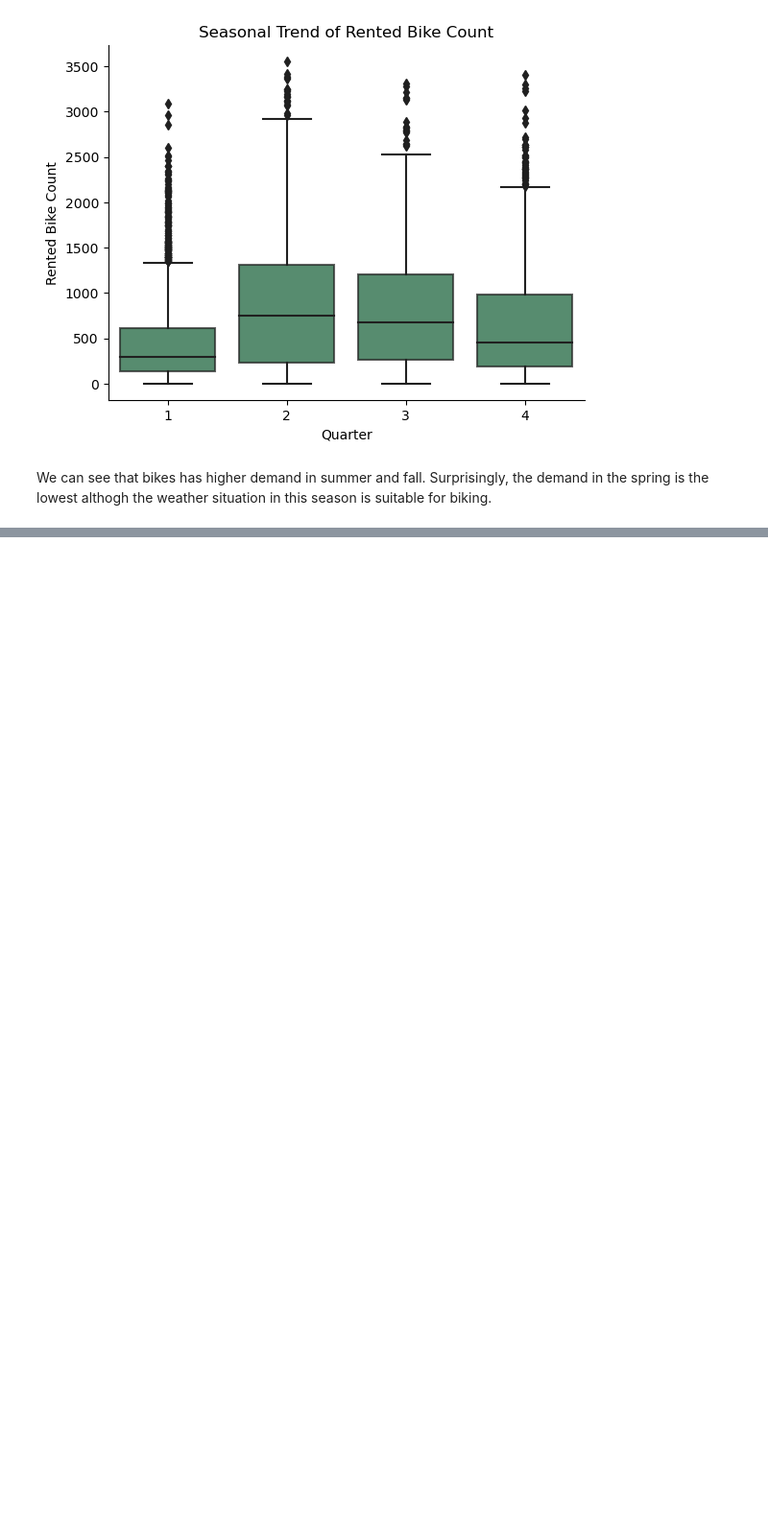
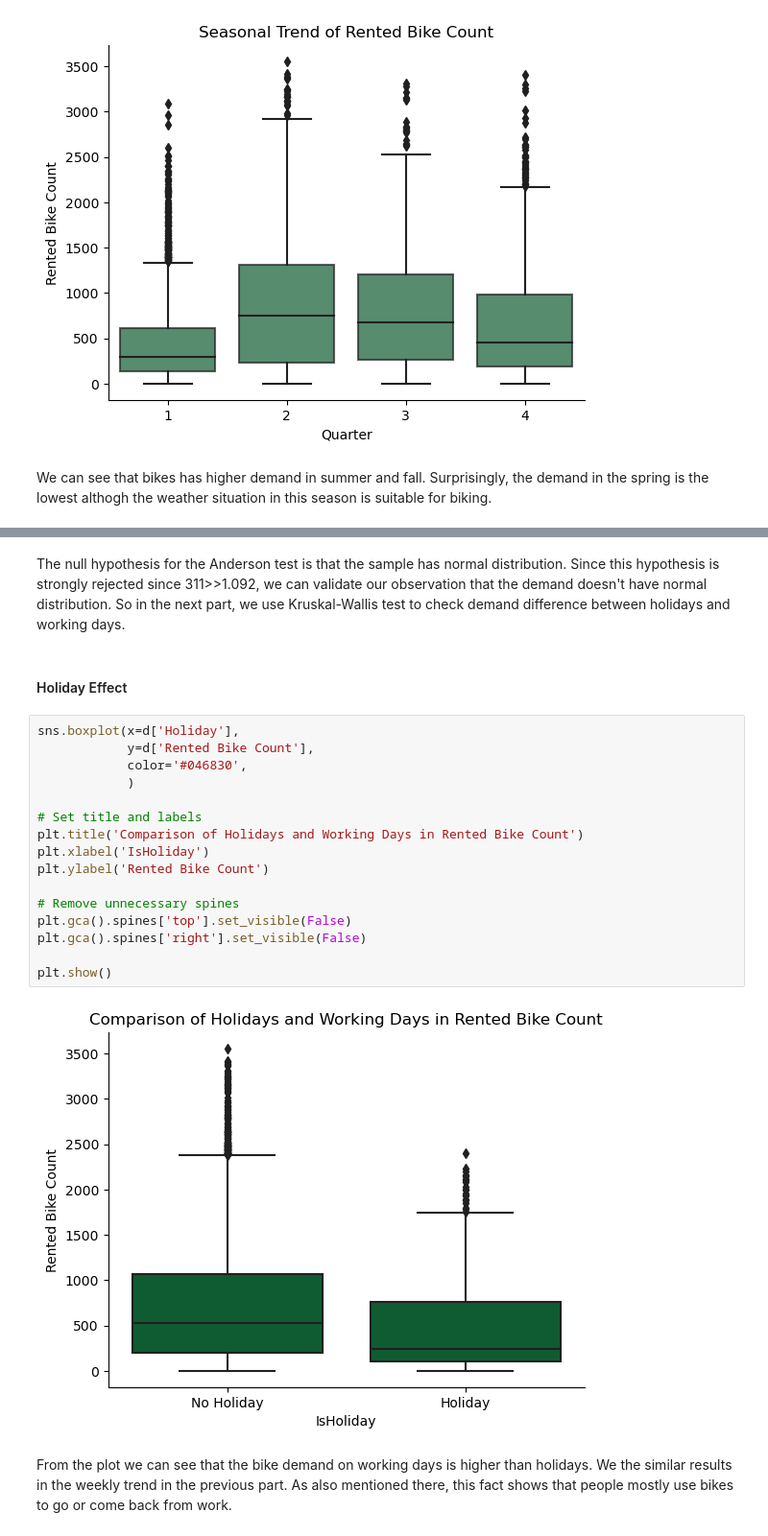
Before and after one commit to mozshen/TransportationPlanning, a Jupyter notebook: Project/Main.ipynb, the cells around one changed output, grey strips where cells are left out. Shown at 96% size. Saved outputs shown, nothing was run; the diff lists cells and outputs as text; blank space fills up the shorter version.

```diff
--- a/Project/Main.ipynb
+++ b/Project/Main.ipynb
@@ -122,0 +199,24 @@ We can see that bikes has higher demand in summer and fall. Surprisingly, the de
+# %% [markdown]
+The null hypothesis for the Anderson test is that the sample has normal distribution. Since this hypothesis is strongly rejected since 311>>1.092, we can validate our observation that the demand doesn't have normal distribution. So in the next part, we use Kruskal-Wallis test to check demand difference between holidays and working days.
+# %% [markdown]
+#### Holiday Effect
+# %%
+sns.boxplot(x=d['Holiday'],
+            y=d['Rented Bike Count'],
+            color='#046830',
+            )
+
+# Set title and labels
+plt.title('Comparison of Holidays and Working Days in Rented Bike Count')
+plt.xlabel('IsHoliday')
+plt.ylabel('Rented Bike Count')
+
+# Remove unnecessary spines
+plt.gca().spines['top'].set_visible(False)
+plt.gca().spines['right'].set_visible(False)
+
+plt.show()
+# %% [output]
+[figure, added]
+# %% [markdown]
+From the plot we can see that the bike demand on working days is higher than holidays. We the similar results in the weekly trend in the previous part. As also mentioned there, this fact shows that people mostly use bikes to go or come back from work.
```
Also changed, not shown: parts of 13 cells of this notebook.
